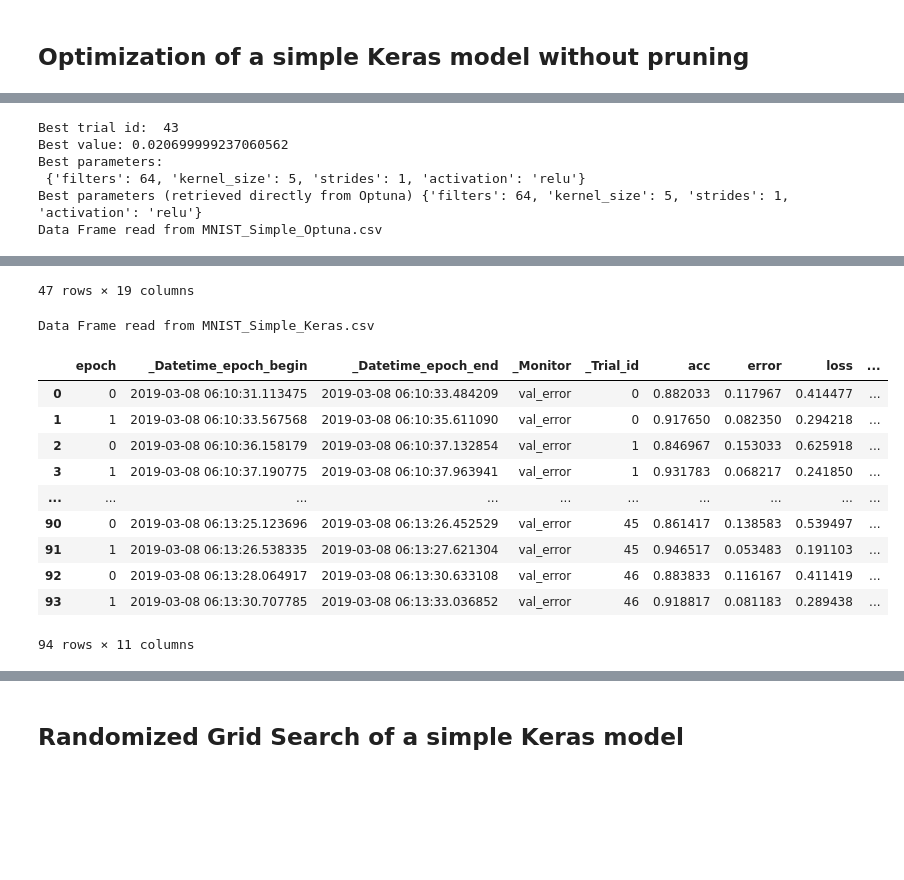
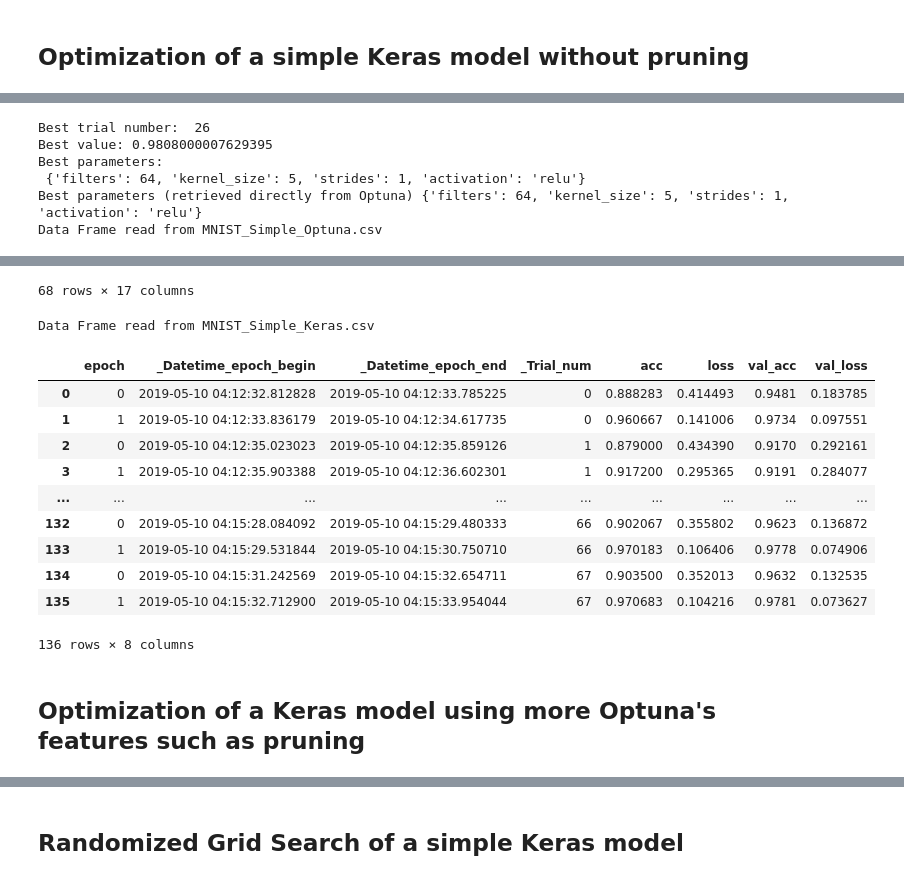
Before and after one commit to Minyus/optkeras, a Jupyter notebook: examples/OptKeras_Example.ipynb, the cells around one changed output, grey strips where cells are left out. Drawn from its saved outputs; the diff is of its cells as text; code cells hidden in the pictures; blank space fills up the shorter version.

```diff
--- a/examples/OptKeras_Example.ipynb
+++ b/examples/OptKeras_Example.ipynb
@@ -219,7 +220,9 @@ You can specify arguments for Optuna's create_study method and other arguments
 for OptKeras such as enable_pruning.
 """
 
-ok = OptKeras(study_name=study_name)
+ok = OptKeras(study_name=study_name,
+              monitor='val_acc',
+              direction='maximize')
 
 
 """ Step 2. Define objective function for Optuna """
@@ -238,24 +241,24 @@ def objective(trial):
     """
     model = Sequential()
     model.add(Conv2D(
-        filters = trial.suggest_categorical('filters', [32, 64]),
-        kernel_size = trial.suggest_categorical('kernel_size', [3, 5]),
-        strides = trial.suggest_categorical('strides', [1, 2]),
-        activation = trial.suggest_categorical('activation', ['relu', 'linear']),
-        input_shape = input_shape ))
+        filters=trial.suggest_categorical('filters', [32, 64]),
+        kernel_size=trial.suggest_categorical('kernel_size', [3, 5]),
+        strides=trial.suggest_categorical('strides', [1, 2]),
+        activation=trial.suggest_categorical('activation', ['relu', 'linear']),
+        input_shape=input_shape ))
     model.add(Flatten())
     model.add(Dense(num_classes, activation='softmax'))
-    model.compile(optimizer = Adam(),
+    model.compile(optimizer=Adam(),
                 loss='sparse_categorical_crossentropy', metrics=['accuracy'])
 
     """ Step 2.2. Specify callbacks(trial) and keras_verbose in fit
     (or fit_generator) method of Keras model
     """
     model.fit(x_train, y_train,
-              validation_data = (x_test, y_test), shuffle = True,
-              batch_size = 512, epochs = 2,
-              callbacks = ok.callbacks(trial),
-              verbose = ok.keras_verbose )
+              validation_data=(x_test, y_test), shuffle=True,
+              batch_size=512, epochs=2,
+              callbacks=ok.callbacks(trial),
+              verbose=ok.keras_verbose )
 
     """ Step 2.3. Return trial_best_value (or latest_value) """
     return ok.trial_best_value
@@ -285,6 +288,6 @@ ok.optimize(objective, timeout = 3*60) # Run for 3 minutes for demo
 # %%
 """ Show Results """
-print('Best trial id: ', ok.best_trial.trial_id)
+print('Best trial number: ', ok.best_trial.number)
 print('Best value:', ok.best_trial.value)
 print('Best parameters: \n', ok.best_trial.params)
 
@@ -292,7 +295,7 @@ print('Best parameters: \n', ok.best_trial.params)
 Alternatively, you can access Optuna's study object to, for example,
 get the best parameters as well.
 Please note that study.best_trial returns error if optimization trials
-were not completed (e.g. if you interupt execution) as of Optuna 0.7.0,
+were not completed (e.g. if you interrupt execution) as of Optuna 0.7.0,
 so usage of OptKeras is recommended.
 """
 print("Best parameters (retrieved directly from Optuna)", ok.study.best_trial.params)
@@ -307,8 +310,8 @@ pd.options.display.max_rows = 8 # limit rows to display
 print('Data Frame read from', ok.keras_log_file_path, '\n')
 display(pd.read_csv(ok.keras_log_file_path))
 # %% [output]
-Best trial id:  43
-Best value: 0.020699999237060562
+Best trial number:  26
+Best value: 0.9808000007629395
 Best parameters:
  {'filters': 64, 'kernel_size': 5, 'strides': 1, 'activation': 'relu'}
 Best parameters (retrieved directly from Optuna) {'filters': 64, 'kernel_size': 5, 'strides': 1, 'activation': 'relu'}
@@ -326,13 +329,15 @@ Data Frame read from MNIST_Simple_Optuna.csv
-47 rows × 19 columns
+68 rows × 17 columns
 Data Frame read from MNIST_Simple_Keras.csv
-|  | epoch | _Datetime_epoch_begin | _Datetime_epoch_end | _Monitor | _Trial_id | acc | error | loss | ... |
-| 0 | 0 | 2019-03-08 06:10:31.113475 | 2019-03-08 06:10:33.484209 | val_error | 0 | 0.882033 | 0.117967 | 0.414477 | ... |
-| 1 | 1 | 2019-03-08 06:10:33.567568 | 2019-03-08 06:10:35.611090 | val_error | 0 | 0.917650 | 0.082350 | 0.294218 | ... |
-| 2 | 0 | 2019-03-08 06:10:36.158179 | 2019-03-08 06:10:37.132854 | val_error | 1 | 0.846967 | 0.153033 | 0.625918 | ... |
-| 3 | 1 | 2019-03-08 06:10:37.190775 | 2019-03-08 06:10:37.963941 | val_error | 1 | 0.931783 | 0.068217 | 0.241850 | ... |
-| ... | ... | ... | ... | ... | ... | ... | ... | ... | ... |
-| 90 | 0 | 2019-03-08 06:13:25.123696 | 2019-03-08 06:13:26.452529 | val_error | 45 | 0.861417 | 0.138583 | 0.539497 | ... |
-| 91 | 1 | 2019-03-08 06:13:26.538335 | 2019-03-08 06:13:27.621304 | val_error | 45 | 0.946517 | 0.053483 | 0.191103 | ... |
-| 92 | 0 | 2019-03-08 06:13:28.064917 | 2019-03-08 06:13:30.633108 | val_error | 46 | 0.883833 | 0.116167 | 0.411419 | ... |
-| 93 | 1 | 2019-03-08 06:13:30.707785 | 2019-03-08 06:13:33.036852 | val_error | 46 | 0.918817 | 0.081183 | 0.289438 | ... |
+|  | epoch | _Datetime_epoch_begin | _Datetime_epoch_end | _Trial_num | acc | loss | val_acc | val_loss |
+| 0 | 0 | 2019-05-10 04:12:32.812828 | 2019-05-10 04:12:33.785225 | 0 | 0.888283 | 0.414493 | 0.9481 | 0.183785 |
+| 1 | 1 | 2019-05-10 04:12:33.836179 | 2019-05-10 04:12:34.617735 | 0 | 0.960667 | 0.141006 | 0.9734 | 0.097551 |
+| 2 | 0 | 2019-05-10 04:12:35.023023 | 2019-05-10 04:12:35.859126 | 1 | 0.879000 | 0.434390 | 0.9170 | 0.292161 |
+| 3 | 1 | 2019-05-10 04:12:35.903388 | 2019-05-10 04:12:36.602301 | 1 | 0.917200 | 0.295365 | 0.9191 | 0.284077 |
+| ... | ... | ... | ... | ... | ... | ... | ... | ... |
+| 132 | 0 | 2019-05-10 04:15:28.084092 | 2019-05-10 04:15:29.480333 | 66 | 0.902067 | 0.355802 | 0.9623 | 0.136872 |
+| 133 | 1 | 2019-05-10 04:15:29.531844 | 2019-05-10 04:15:30.750710 | 66 | 0.970183 | 0.106406 | 0.9778 | 0.074906 |
+| 134 | 0 | 2019-05-10 04:15:31.242569 | 2019-05-10 04:15:32.654711 | 67 | 0.903500 | 0.352013 | 0.9632 | 0.132535 |
+| 135 | 1 | 2019-05-10 04:15:32.712900 | 2019-05-10 04:15:33.954044 | 67 | 0.970683 | 0.104216 | 0.9781 | 0.073627 |
-94 rows × 11 columns
+136 rows × 8 columns
+# %% [markdown]
+## Optimization of a Keras model using more Optuna's features such as pruning
```
Also changed, not shown: parts of 15 cells of this notebook, 6 other files.
